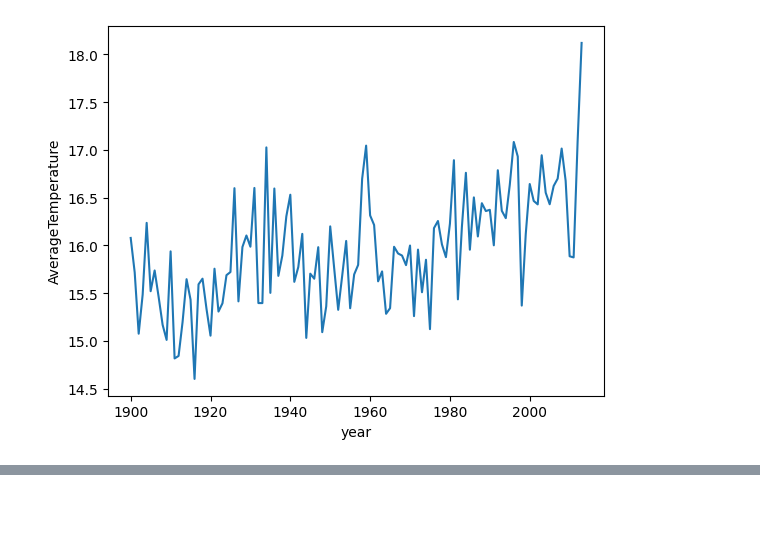
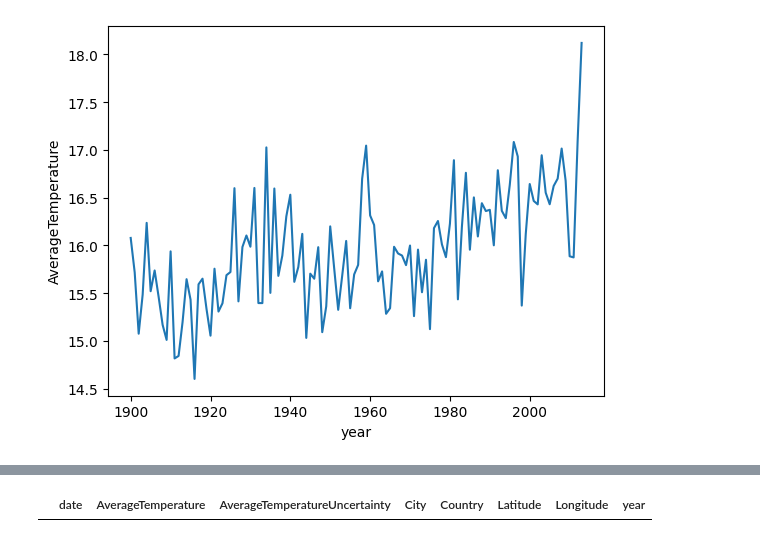
Before and after one commit to nogibjj/global-temperature, a Jupyter notebook: eda.ipynb, the cells around one changed output, grey strips where cells are left out. Cells and saved outputs as stored; diff of their text form; code cells hidden in the pictures; blank space fills up the shorter version.

```diff
--- a/eda.ipynb
+++ b/eda.ipynb
@@ -107,0 +191,6 @@ client.close()
+# %%
+# filter the cities dataframe for rows with year greater or equal to 1800
+cities_19century = cities[cities['year'] >= 1800]
+
+# get the range of years in the cities_19century dataframe
+cities_19century['year'].min().compute(), cities_19century['year'].max().compute()
@@ -107,0 +219,5 @@ client.close()
+# %%
+# check if Beijing, China is one of the cities in the dataset
+cities_19century[(cities_19century['Country'] == 'China') & (cities_19century['City']  == 'Beijing')].head()
+# %% [output]
+|  | date | AverageTemperature | AverageTemperatureUncertainty | City | Country | Latitude | Longitude | year |
```
Also changed, not shown: parts of 10 cells of this notebook, 2 other files.
